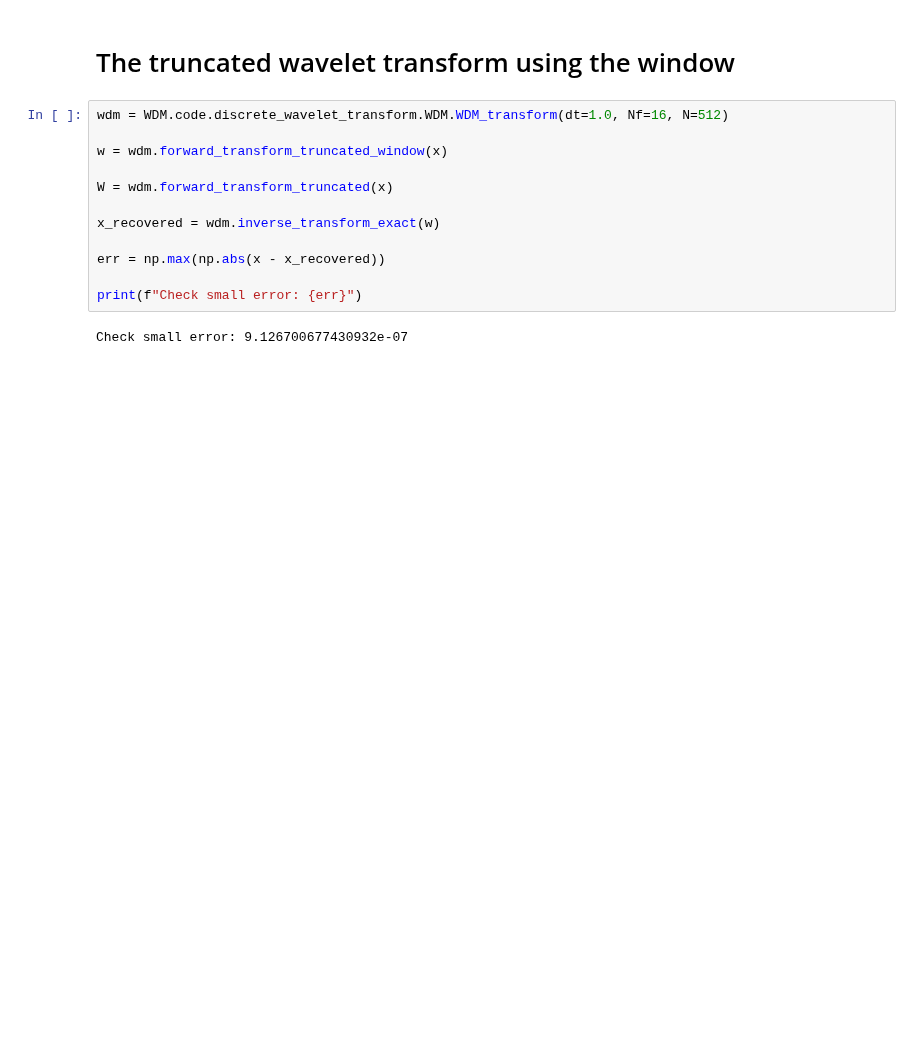
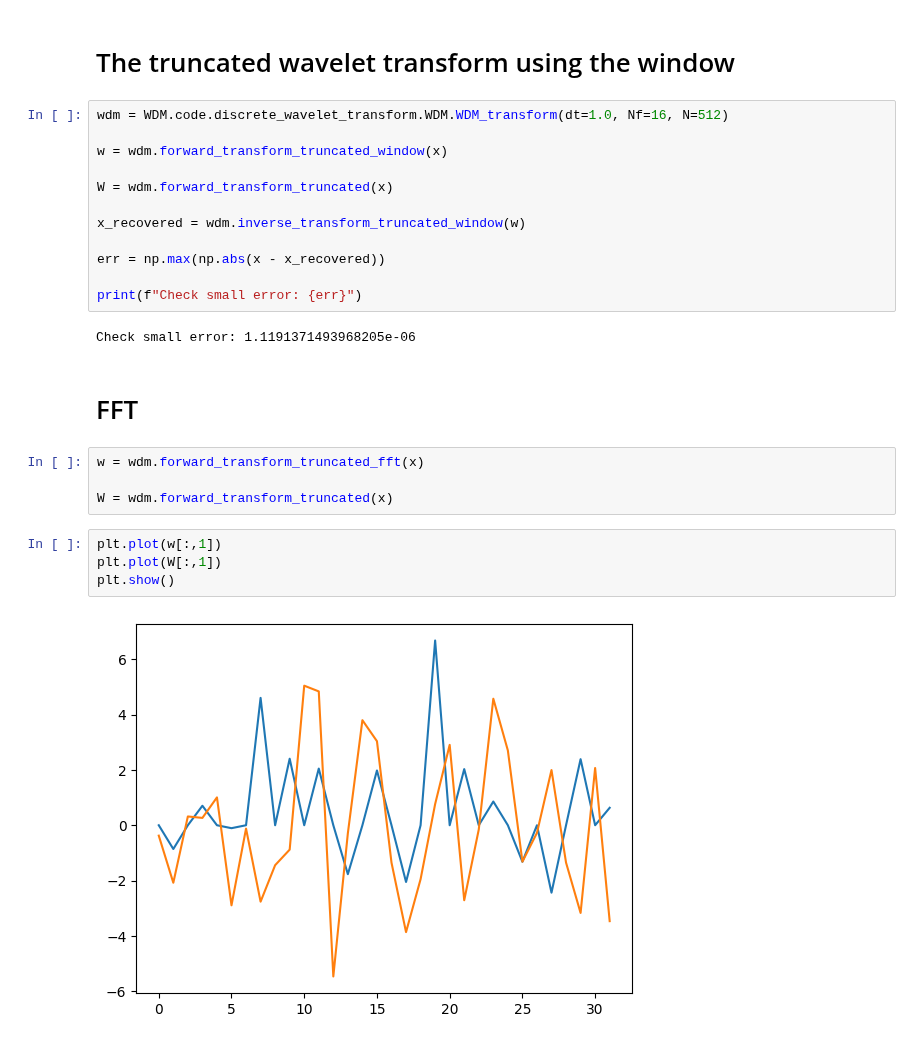
Before and after one commit to cjm96/WDM_GW_wavelets, a Jupyter notebook: examples/plotting_the_mother_wavelet.ipynb, the cells around one changed output. Drawn from its saved outputs; the diff is of its cells as text; blank space fills up the shorter version.

```diff
--- a/examples/plotting_the_mother_wavelet.ipynb
+++ b/examples/plotting_the_mother_wavelet.ipynb
@@ -507,10 +507,22 @@ w = wdm.forward_transform_truncated_window(x)
 
 W = wdm.forward_transform_truncated(x)
 
-x_recovered = wdm.inverse_transform_exact(w)
+x_recovered = wdm.inverse_transform_truncated_window(w)
 
 err = np.max(np.abs(x - x_recovered))
 
 print(f"Check small error: {err}")
 # %% [output]
-Check small error: 9.126700677430932e-07
+Check small error: 1.1191371493968205e-06
+# %% [markdown]
+# FFT
+# %%
+w = wdm.forward_transform_truncated_fft(x)
+
+W = wdm.forward_transform_truncated(x)
+# %%
+plt.plot(w[:,1])
+plt.plot(W[:,1])
+plt.show()
+# %% [output]
+[figure, added]
```
Also changed, not shown: parts of 2 cells of this notebook, 3 other files.
